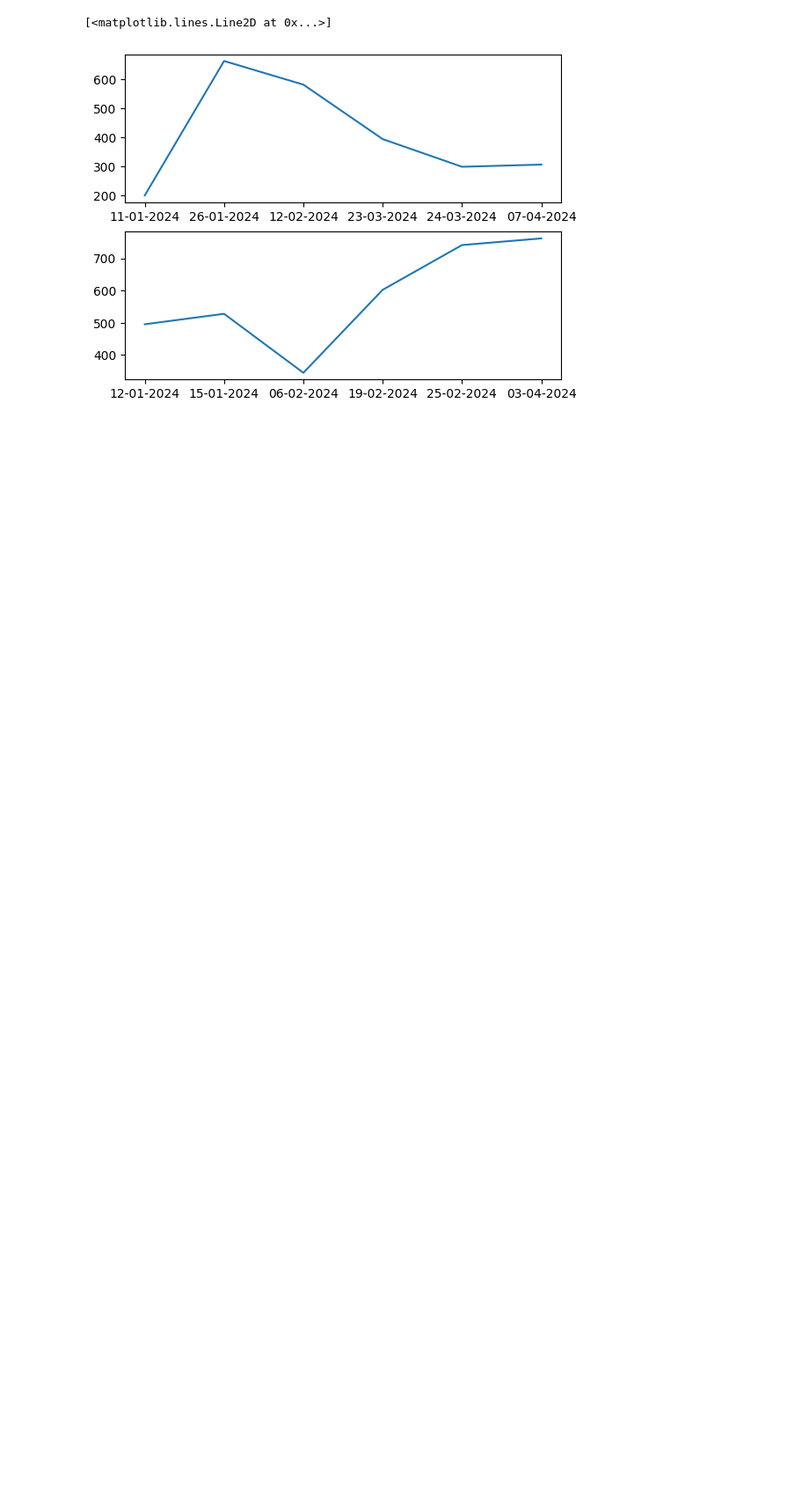
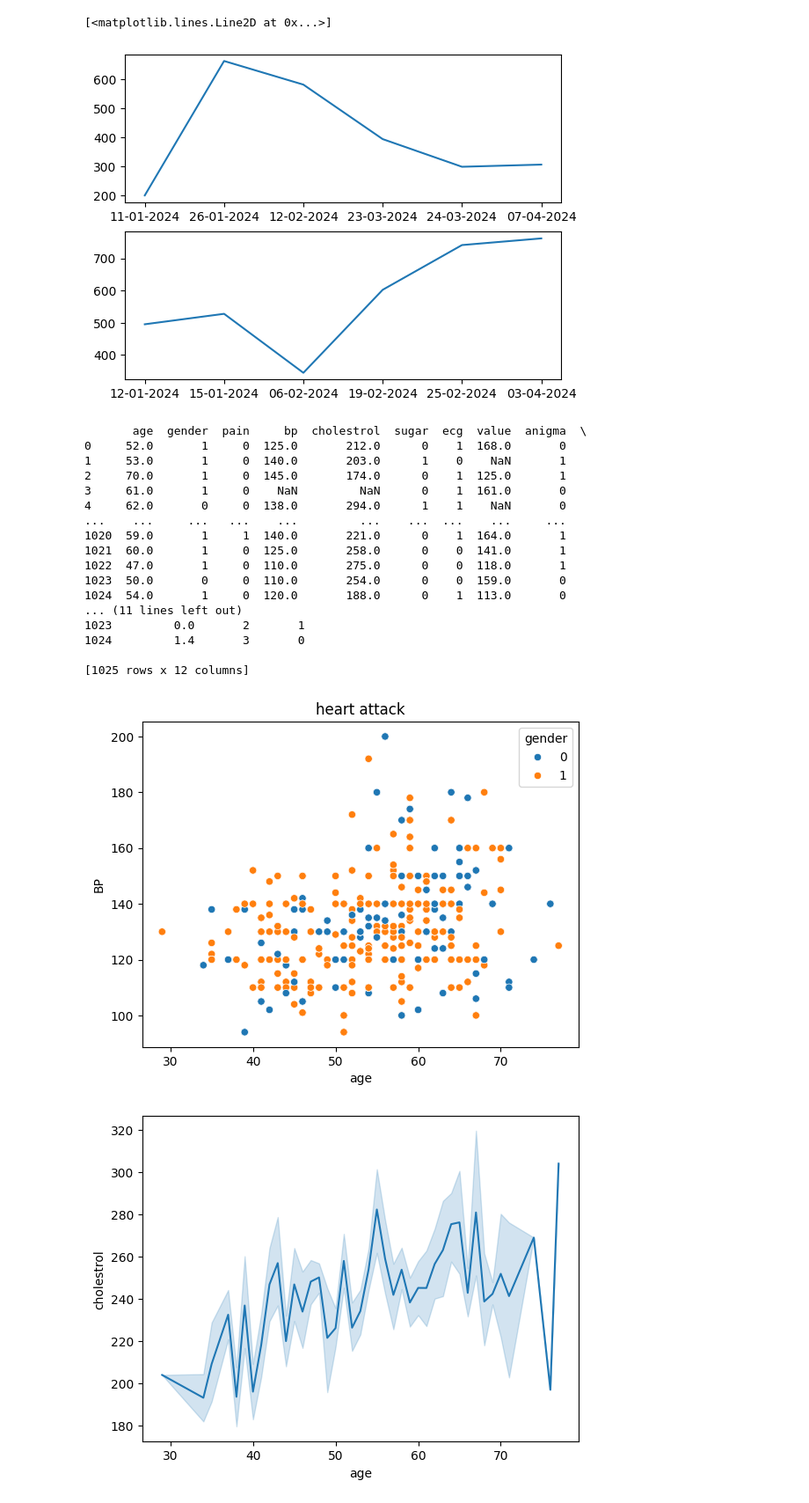
Before and after one commit to 22491a0511/CASE122491a0511, a Jupyter notebook: manasasdc.ipynb, the cells around one changed output. Shown: that part at 88% size. Saved outputs shown, nothing was run; the diff lists cells and outputs as text; code cells hidden in the pictures; blank space fills up the shorter version.

```diff
--- a/manasasdc.ipynb
+++ b/manasasdc.ipynb
@@ -61,3 +61,50 @@ diag[1].plot(rcb['Date'],rcb['Consumption'])
 [100 rows x 3 columns]
 [<matplotlib.lines.Line2D at 0x...>]
 [figure]
+# %%
+import pandas as el
+import matplotlib.pyplot as plt
+import seaborn as cse
+mahesh=el.read_csv('heart.csv')
+print(mahesh)
+
+#scatter plot
+cse.scatterplot(x='age',y='bp',data=mahesh,hue='gender')
+plt.title('heart attack')
+plt.xlabel('age')
+plt.ylabel('BP')
+plt.show()
+
+#line chart
+cse.lineplot(x='age',y='cholestrol',data=mahesh)
+plt.show()
+
+#box plot
+color=['purple','green']
+cse.boxplot(x='target',y='value',data=mahesh,palette=color)
+plt.show()
+
+#count plot
+color=['skyblue','pink']
+cse.countplot(x='target',data=mahesh,palette=color)
+plt.show()
+# %% [output]
+       age  gender  pain     bp  cholestrol  sugar  ecg  value  anigma  \
+0     52.0       1     0  125.0       212.0      0    1  168.0       0
+1     53.0       1     0  140.0       203.0      1    0    NaN       1
+2     70.0       1     0  145.0       174.0      0    1  125.0       1
+3     61.0       1     0    NaN         NaN      0    1  161.0       0
+4     62.0       0     0  138.0       294.0      1    1    NaN       0
+...    ...     ...   ...    ...         ...    ...  ...    ...     ...
+1020  59.0       1     1  140.0       221.0      0    1  164.0       1
+1021  60.0       1     0  125.0       258.0      0    0  141.0       1
+1022  47.0       1     0  110.0       275.0      0    0  118.0       1
+1023  50.0       0     0  110.0       254.0      0    0  159.0       0
+1024  54.0       1     0  120.0       188.0      0    1  113.0       0
+... (11 lines left out)
+1023         0.0       2       1
+1024         1.4       3       0
+
+[1025 rows x 12 columns]
+[figure, added]
+[figure, added]
```
Also changed, not shown: parts of 2 cells of this notebook.
